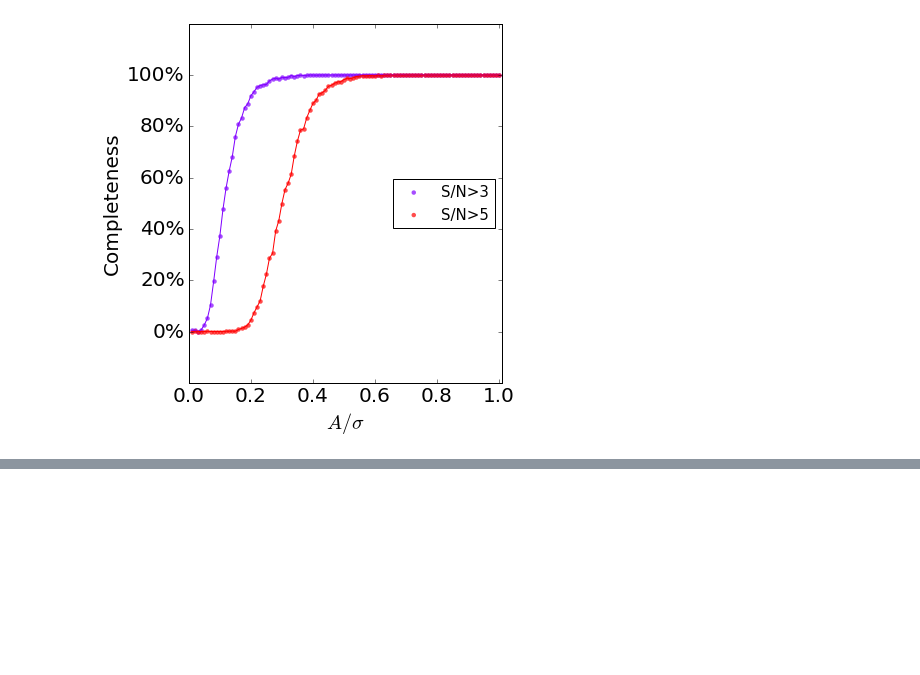
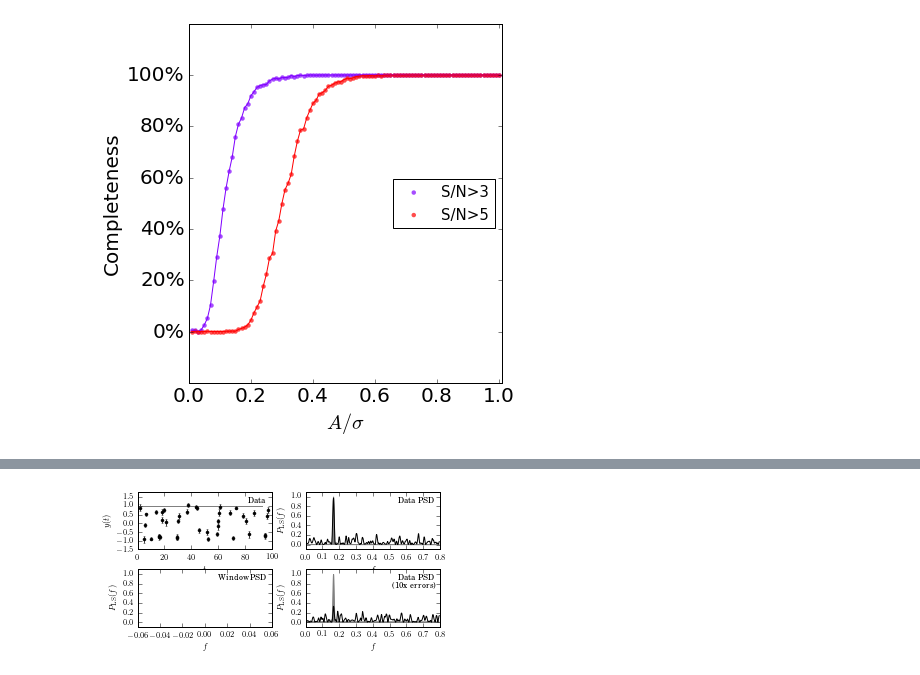
Before and after one commit to suberlak/S82analysis, a Jupyter notebook: code/09.2016_sigma_meaning_simulate.ipynb, the cells around one changed output, grey strips where cells are left out. Cells and saved outputs as stored; diff of their text form; code cells hidden in the pictures; blank space fills up the shorter version.

```diff
--- a/code/09.2016_sigma_meaning_simulate.ipynb
+++ b/code/09.2016_sigma_meaning_simulate.ipynb
@@ -730,0 +1019,97 @@ plt.axvline(E-stdev, color='red', ls='--')
+# %%
+
+# Fig. 10.14
+# Author: Jake VanderPlas
+# License: BSD
+#   The figure produced by this code is published in the textbook
+#   "Statistics, Data Mining, and Machine Learning in Astronomy" (2013)
+#   For more information, see http://astroML.github.com
+#   To report a bug or issue, use the following forum:
+#    https://groups.google.com/forum/#!forum/astroml-general
+import numpy as np
+from matplotlib import pyplot as plt
+
+from astroML.time_series import lomb_scargle
+
+#----------------------------------------------------------------------
+# This function adjusts matplotlib settings for a uniform feel in the textbook.
+# Note that with usetex=True, fonts are rendered with LaTeX.  This may
+# result in an error if LaTeX is not installed on your system.  In that case,
+# you can set usetex to False.
+from astroML.plotting import setup_text_plots
+setup_text_plots(fontsize=8, usetex=True)
+
+#------------------------------------------------------------
+# Generate the data
+np.random.seed(42)
+t_obs = 100 * np.random.random(40)  # 40 observations in 100 days
+y_obs1 = np.sin(np.pi * t_obs / 3)
+dy1 = 0.1 + 0.1 * np.random.random(y_obs1.shape)
+y_obs1 += np.random.normal(0, dy1)
+
+y_obs2 = np.sin(np.pi * t_obs / 3)
+dy2 = 10 * dy1
+y_obs2 = y_obs2 + np.random.normal(dy2)
+
+y_window = np.ones_like(y_obs1)
+
+t = np.linspace(0, 100, 10000)
+y = np.sin(np.pi * t / 3)
+
+#------------------------------------------------------------
+# Compute the periodogram
+omega = np.linspace(0, 5, 1001)[1:]
+P_obs1 = lomb_scargle(t_obs, y_obs1, dy1, omega)
+P_obs2 = lomb_scargle(t_obs, y_obs2, dy2, omega)
+#P_window = lomb_scargle(t_obs, y_window, 1, omega,
+#                        generalized=False, subtract_mean=False)
+P_true = lomb_scargle(t, y, 1, omega)
+
+t = 100 * np.random.random(40)
+y = np.ones_like(t)
+frequency, P_window = LombScargle(t, y).autopower()
+
+
+omega /= 2 * np.pi
+
+#------------------------------------------------------------
+# Prepare the figures
+fig = plt.figure(figsize=(5, 2.5))
+fig.subplots_adjust(bottom=0.15, hspace=0.35, wspace=0.25,
+                    left=0.11, right=0.95)
+
+ax = fig.add_subplot(221)
+ax.plot(t, y, '-', c='gray')
+ax.errorbar(t_obs, y_obs1, dy1, fmt='.k', capsize=1, ecolor='#444444')
+ax.text(0.96, 0.92, "Data", ha='right', va='top', transform=ax.transAxes)
+ax.set_ylim(-1.5, 1.8)
+ax.set_xlabel('$t$')
+ax.set_ylabel('$y(t)$')
+
+ax = fig.add_subplot(223)
+ax.plot(frequency, P_window, '-', c='black')
+ax.text(0.96, 0.92, "Window PSD", ha='right', va='top', transform=ax.transAxes)
+ax.set_ylim(-0.1, 1.1)
+ax.set_xlabel('$f$')
+ax.set_ylabel(r'$P_{\rm LS}(f)$')
+
+ax = fig.add_subplot(222)
+ax.fill(omega, P_true, fc='gray', ec='gray')
+ax.plot(omega, P_obs1, '-', c='black')
+ax.text(0.96, 0.92, "Data PSD", ha='right', va='top', transform=ax.transAxes)
+ax.set_ylim(-0.1, 1.1)
+ax.set_xlabel('$f$')
+ax.set_ylabel(r'$P_{\rm LS}(f)$')
+
+ax = fig.add_subplot(224)
+ax.fill(omega, P_true, fc='gray', ec='gray')
+ax.plot(omega, P_obs2, '-', c='black')
+ax.text(0.96, 0.92, "Data PSD\n(10x errors)",
+        ha='right', va='top', transform=ax.transAxes)
+ax.set_ylim(-0.1, 1.1)
+ax.set_xlabel('$f$')
+ax.set_ylabel(r'$P_{\rm LS}(f)$')
+
+plt.show()
+# %% [output]
+[figure, added]
```
Also changed, not shown: parts of 38 cells of this notebook, 2 other files.
